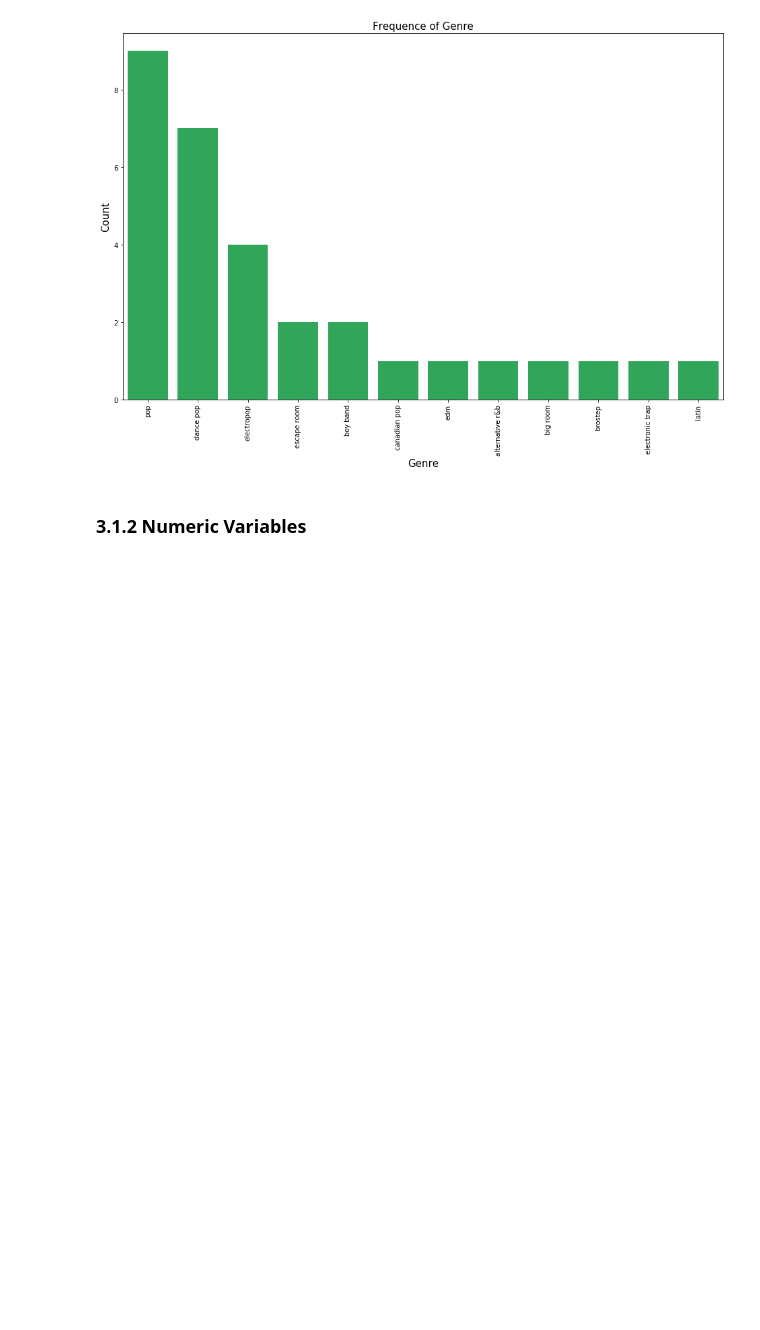
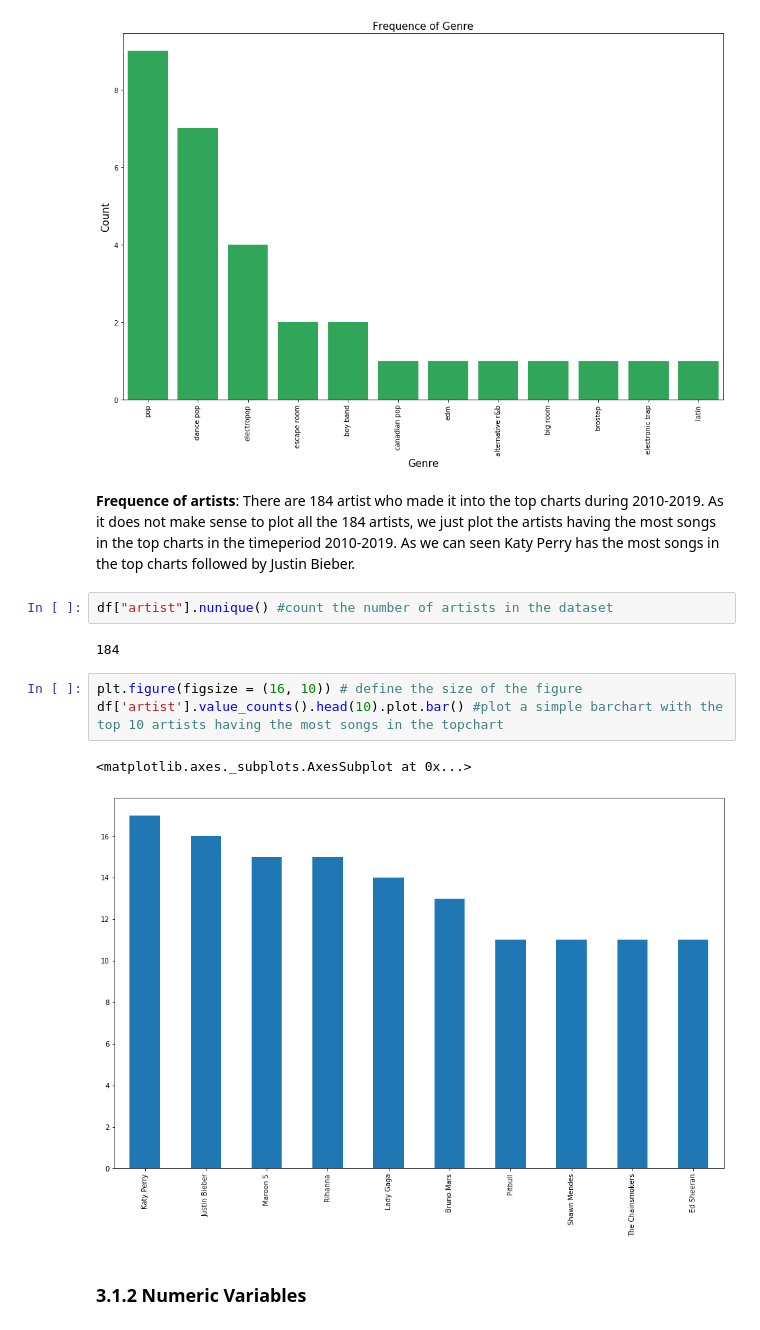
Before and after one commit to Franca97/skills_group_project, a Jupyter notebook: group.project.ipynb, the cells around one changed output. Saved outputs shown, nothing was run; the diff lists cells and outputs as text; blank space fills up the shorter version.

```diff
--- a/group.project.ipynb
+++ b/group.project.ipynb
@@ -176,6 +188,18 @@ plt.title("Frequence of Genre", fontsize = 15) # set title
 plt.show()
 # %% [output]
 [figure]
+# %% [markdown]
+**Frequence of artists**: There are 184 artist who made it into the top charts during 2010-2019. As it does not make sense to plot all the 184 artists, we just plot the artists having the most songs in the top charts in the timeperiod 2010-2019. As we can seen Katy Perry has the most songs in the top charts followed by Justin Bieber.
+# %%
+df["artist"].nunique() #count the number of artists in the dataset
+# %% [output]
+184
+# %%
+plt.figure(figsize = (16, 10)) # define the size of the figure
+df['artist'].value_counts().head(10).plot.bar() #plot a simple barchart with the top 10 artists having the most songs in the topchart
+# %% [output]
+<matplotlib.axes._subplots.AxesSubplot at 0x...>
+[figure, added]
 # %% [markdown]
 ### 3.1.2 Numeric Variables
 # %% [markdown]
```
Also changed, not shown: parts of 13 cells of this notebook, 1 other file.
